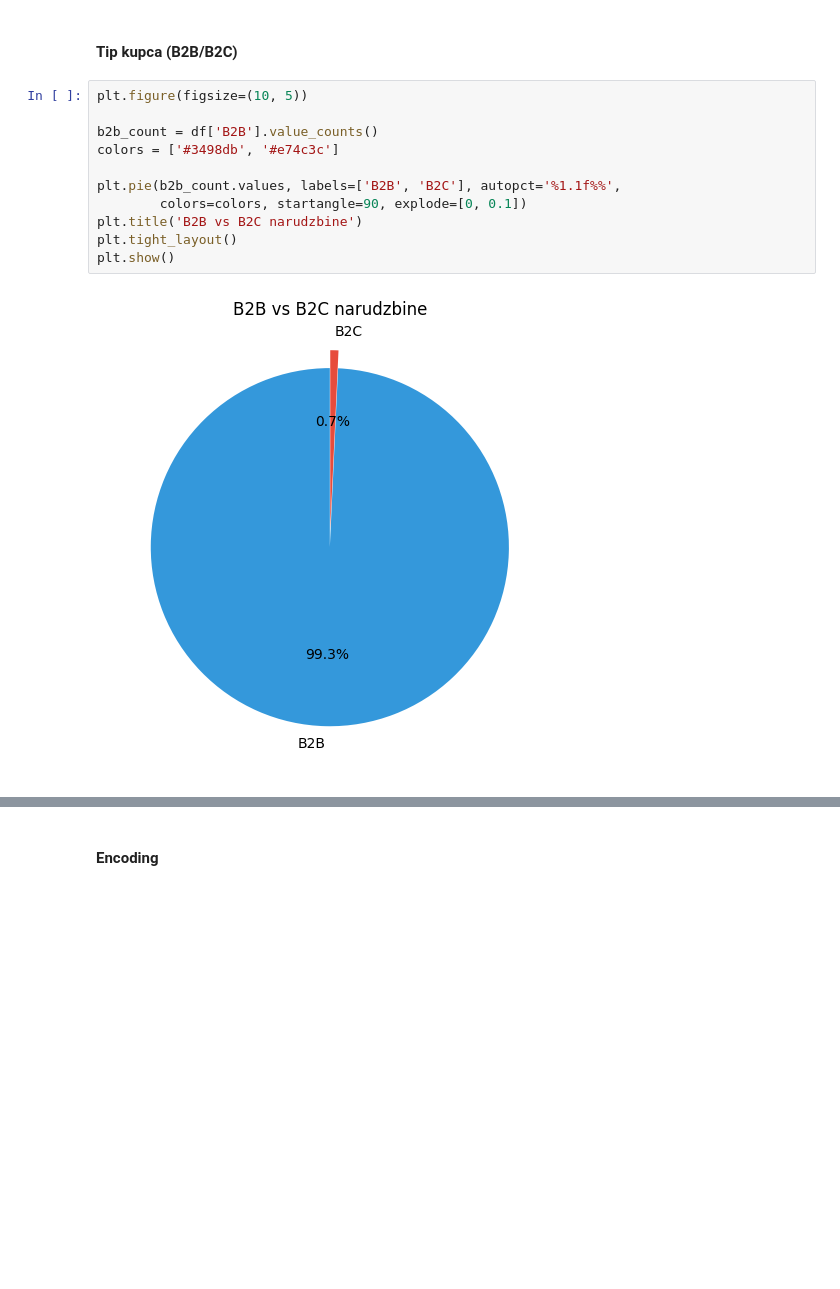
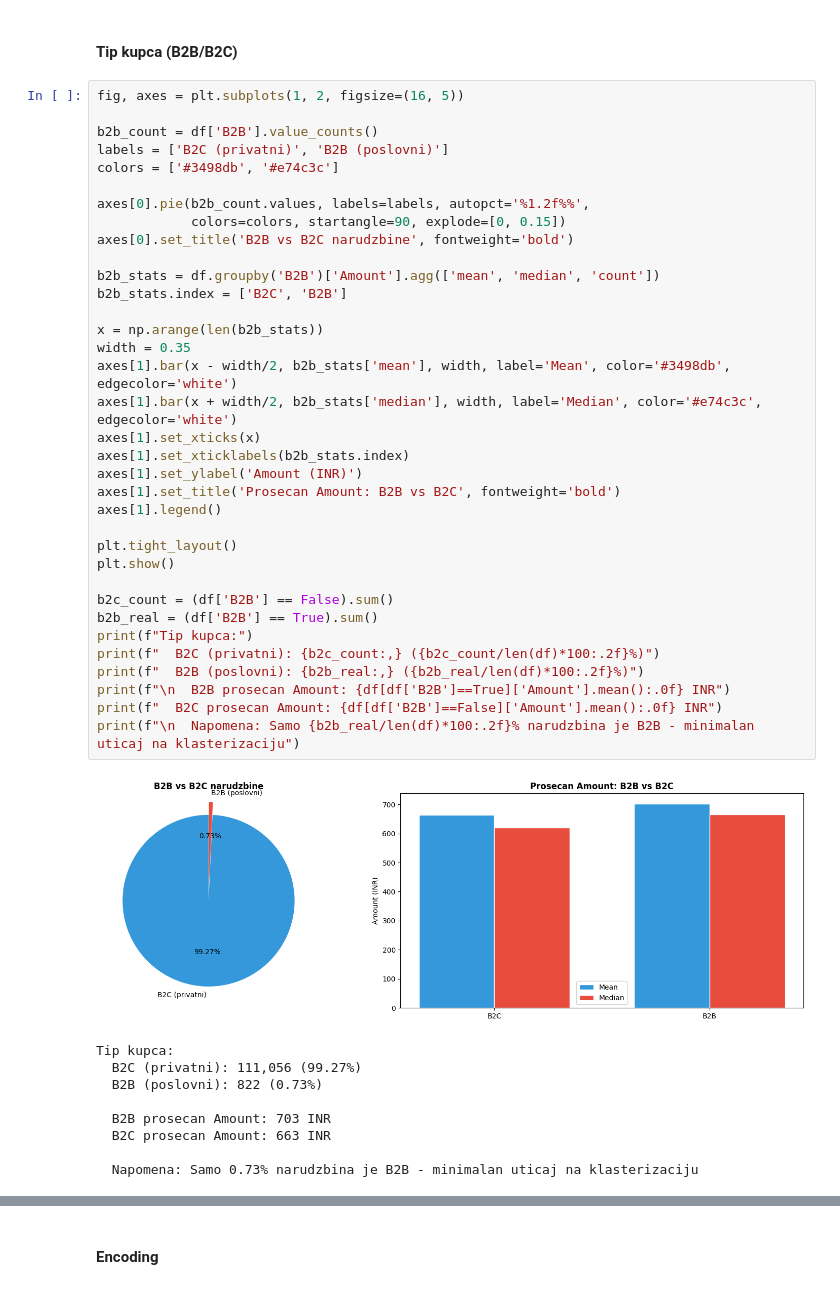
Before and after one commit to alxcek/mas-ai, a Jupyter notebook: machine_learning/02_e_commerce_sales_data/clustering.ipynb, the cells around one changed output, grey strips where cells are left out. Drawn from its saved outputs; the diff is of its cells as text; blank space fills up the shorter version.

```diff
--- a/machine_learning/02_e_commerce_sales_data/clustering.ipynb
+++ b/machine_learning/02_e_commerce_sales_data/clustering.ipynb
@@ -286,17 +409,49 @@ plt.show()
 # %% [markdown]
 #### Tip kupca (B2B/B2C)
 # %%
-plt.figure(figsize=(10, 5))
+fig, axes = plt.subplots(1, 2, figsize=(16, 5))
 
 b2b_count = df['B2B'].value_counts()
+labels = ['B2C (privatni)', 'B2B (poslovni)']
 colors = ['#3498db', '#e74c3c']
 
-plt.pie(b2b_count.values, labels=['B2B', 'B2C'], autopct='%1.1f%%',
-        colors=colors, startangle=90, explode=[0, 0.1])
-plt.title('B2B vs B2C narudzbine')
+axes[0].pie(b2b_count.values, labels=labels, autopct='%1.2f%%',
+            colors=colors, startangle=90, explode=[0, 0.15])
+axes[0].set_title('B2B vs B2C narudzbine', fontweight='bold')
+
+b2b_stats = df.groupby('B2B')['Amount'].agg(['mean', 'median', 'count'])
+b2b_stats.index = ['B2C', 'B2B']
+
+x = np.arange(len(b2b_stats))
+width = 0.35
+axes[1].bar(x - width/2, b2b_stats['mean'], width, label='Mean', color='#3498db', edgecolor='white')
+axes[1].bar(x + width/2, b2b_stats['median'], width, label='Median', color='#e74c3c', edgecolor='white')
+axes[1].set_xticks(x)
+axes[1].set_xticklabels(b2b_stats.index)
+axes[1].set_ylabel('Amount (INR)')
+axes[1].set_title('Prosecan Amount: B2B vs B2C', fontweight='bold')
+axes[1].legend()
+
 plt.tight_layout()
 plt.show()
+
+b2c_count = (df['B2B'] == False).sum()
+b2b_real = (df['B2B'] == True).sum()
+print(f"Tip kupca:")
+print(f"  B2C (privatni): {b2c_count:,} ({b2c_count/len(df)*100:.2f}%)")
+print(f"  B2B (poslovni): {b2b_real:,} ({b2b_real/len(df)*100:.2f}%)")
+print(f"\n  B2B prosecan Amount: {df[df['B2B']==True]['Amount'].mean():.0f} INR")
+print(f"  B2C prosecan Amount: {df[df['B2B']==False]['Amount'].mean():.0f} INR")
+print(f"\n  Napomena: Samo {b2b_real/len(df)*100:.2f}% narudzbina je B2B - minimalan uticaj na klasterizaciju")
 # %% [output]
-[figure, old version]
+[figure, new version]
+Tip kupca:
+  B2C (privatni): 111,056 (99.27%)
+  B2B (poslovni): 822 (0.73%)
+
+  B2B prosecan Amount: 703 INR
+  B2C prosecan Amount: 663 INR
+
+  Napomena: Samo 0.73% narudzbina je B2B - minimalan uticaj na klasterizaciju
 # %%
 df['Date'] = pd.to_datetime(df['Date'])
```
Also changed, not shown: parts of 25 cells of this notebook.
